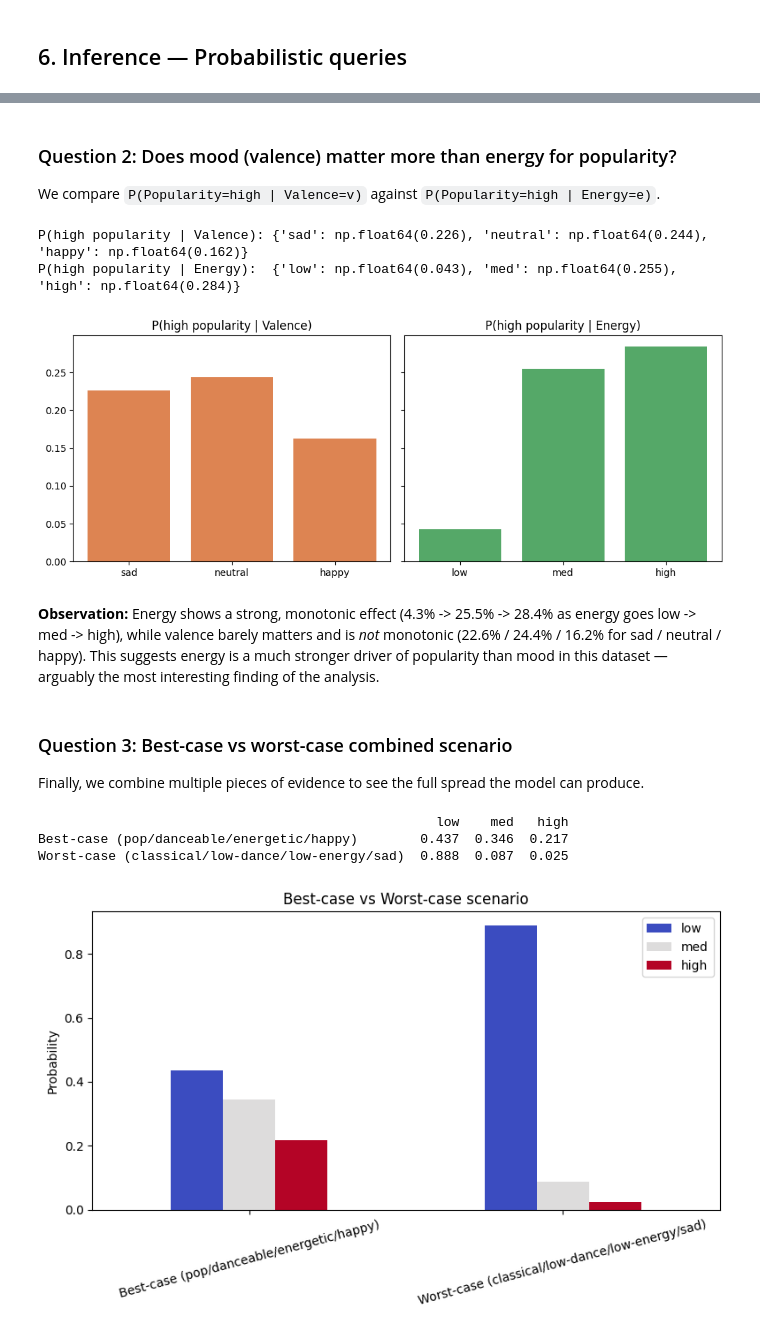
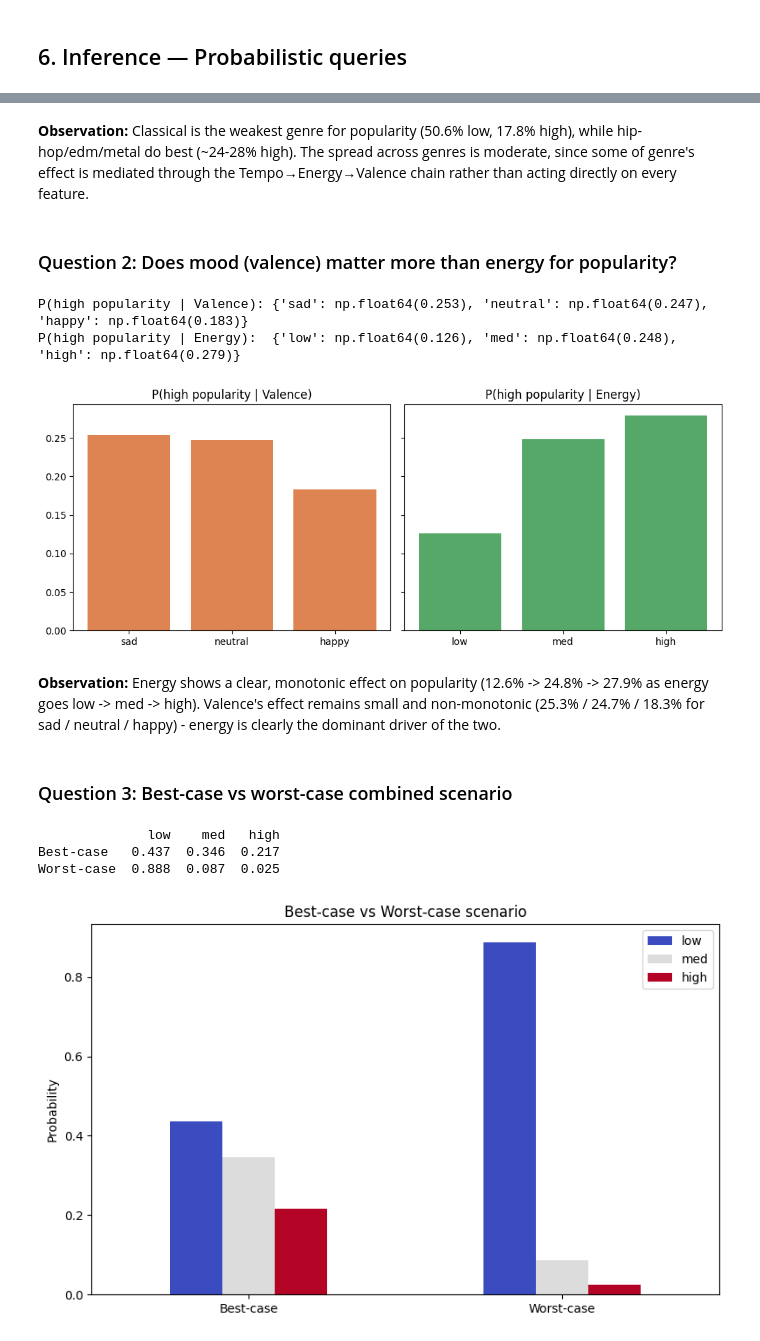
Before and after one commit to MattiaSemproli/Spotify-Bayesian-Network, a Jupyter notebook: spotify_bayesian_network.ipynb, the cells around one changed output, grey strips where cells are left out. Saved outputs shown, nothing was run; the diff lists cells and outputs as text; code cells hidden in the pictures.

```diff
--- a/spotify_bayesian_network.ipynb
+++ b/spotify_bayesian_network.ipynb
@@ -80,11 +77,12 @@ def bin_fixed(series, edges, labels):
 data['Danceability'] = bin_fixed(data['danceability'], [0, 0.33, 0.66, 1.0], ['low', 'med', 'high'])
 data['Energy'] = bin_fixed(data['energy'], [0, 0.33, 0.66, 1.0], ['low', 'med', 'high'])
 data['Valence'] = bin_fixed(data['valence'], [0, 0.33, 0.66, 1.0], ['sad', 'neutral', 'happy'])
+data['Tempo'] = bin_fixed(data['tempo'], [0, 90, 130, 250], ['slow', 'medium', 'fast'])
 data['Popularity'] = bin_fixed(data['popularity'], [-1, 33, 66, 100], ['low', 'med', 'high'])
 data['Genre'] = data['track_genre']
 data['Explicit'] = data['explicit']
 
-final = data[['Genre', 'Explicit', 'Danceability', 'Energy', 'Valence', 'Popularity']].dropna()
+final = data[['Genre', 'Tempo', 'Explicit', 'Danceability', 'Energy', 'Valence', 'Popularity']].dropna()
 print(final.shape)
 final.head(10)
 # %% [output]
@@ -142,9 +141,10 @@ which makes no causal sense).
 # %%
 edges = [
+    ('Genre', 'Tempo'),
     ('Genre', 'Danceability'),
-    ('Genre', 'Energy'),
-    ('Genre', 'Valence'),
     ('Genre', 'Explicit'),
+    ('Tempo', 'Energy'),
+    ('Energy', 'Valence'),
     ('Danceability', 'Popularity'),
     ('Energy', 'Popularity'),
     ('Valence', 'Popularity'),
@@ -152,6 +152,6 @@ edges = [
 ]
 
 model = DiscreteBayesianNetwork(edges)
-print("Valid DAG:", model.check_model() if model.get_cpds() else "no CPDs yet")
 print("Nodes:", list(model.nodes()))
+print("Edges:", list(model.edges()))
 # %% [output]
@@ -231,7 +224,10 @@ the report.
+# %% [markdown]
+**Observation:** Classical is the weakest genre for popularity (50.6% low, 17.8% high),
+while hip-hop/edm/metal do best (~24-28% high). The spread across genres is moderate, since
+some of genre's effect is mediated through the Tempo→Energy→Valence chain rather than acting
+directly on every feature.
 # %% [markdown]
 ### Question 2: Does mood (valence) matter more than energy for popularity?
-
-We compare `P(Popularity=high | Valence=v)` against `P(Popularity=high | Energy=e)`.
 # %%
 valence_results = {}
 for v in ['sad', 'neutral', 'happy']:
@@ -255,45 +251,41 @@ plt.tight_layout()
 plt.savefig('query2_valence_energy.png', dpi=150)
 plt.show()
 # %% [output]
-P(high popularity | Valence): {'sad': np.float64(0.226), 'neutral': np.float64(0.244), 'happy': np.float64(0.162)}
-P(high popularity | Energy):  {'low': np.float64(0.043), 'med': np.float64(0.255), 'high': np.float64(0.284)}
+P(high popularity | Valence): {'sad': np.float64(0.253), 'neutral': np.float64(0.247), 'happy': np.float64(0.183)}
+P(high popularity | Energy):  {'low': np.float64(0.126), 'med': np.float64(0.248), 'high': np.float64(0.279)}
-[figure, old version]
+[figure, new version]
 # %% [markdown]
-**Observation:** Energy shows a strong, monotonic effect (4.3% -> 25.5% -> 28.4% as energy
-goes low -> med -> high), while valence barely matters and is *not* monotonic
-(22.6% / 24.4% / 16.2% for sad / neutral / happy). This suggests energy is a much stronger
-driver of popularity than mood in this dataset — arguably the most interesting finding of
-the analysis.
+**Observation:** Energy shows a clear, monotonic effect on popularity (12.6% -> 24.8% -> 27.9%
+as energy goes low -> med -> high). Valence's effect remains small and non-monotonic
+(25.3% / 24.7% / 18.3% for sad / neutral / happy) - energy is clearly the dominant driver
+of the two.
 # %% [markdown]
 ### Question 3: Best-case vs worst-case combined scenario
-
-Finally, we combine multiple pieces of evidence to see the full spread the model can produce.
 # %%
 best_case = infer.query(variables=['Popularity'],
     evidence={'Genre': 'pop', 'Danceability': 'high', 'Energy': 'high',
               'Valence': 'happy', 'Explicit': False},
     show_progress=False)
 worst_case = infer.query(variables=['Popularity'],
     evidence={'Genre': 'classical', 'Danceability': 'low', 'Energy': 'low',
               'Valence': 'sad', 'Explicit': False},
     show_progress=False)
 
 best = dict(zip(best_case.state_names['Popularity'], best_case.values))
 worst = dict(zip(worst_case.state_names['Popularity'], worst_case.values))
 
-comp_df = pd.DataFrame({'Best-case (pop/danceable/energetic/happy)': best,
-                        'Worst-case (classical/low-dance/low-energy/sad)': worst}).T[['low','med','high']]
+comp_df = pd.DataFrame({'Best-case': best, 'Worst-case': worst}).T[['low','med','high']]
 print(comp_df.round(3))
 
 comp_df.plot(kind='bar', figsize=(8, 5), colormap='coolwarm')
 plt.title('Best-case vs Worst-case scenario')
 plt.ylabel('Probability')
-plt.xticks(rotation=15)
+plt.xticks(rotation=0)
 plt.tight_layout()
 plt.savefig('query3_scenarios.png', dpi=150)
 plt.show()
 # %% [output]
-                                                   low    med   high
-Best-case (pop/danceable/energetic/happy)        0.437  0.346  0.217
-Worst-case (classical/low-dance/low-energy/sad)  0.888  0.087  0.025
+              low    med   high
+Best-case   0.437  0.346  0.217
+Worst-case  0.888  0.087  0.025
-[figure, old version]
+[figure, new version]
```
Also changed, not shown: parts of 44 cells of this notebook.
